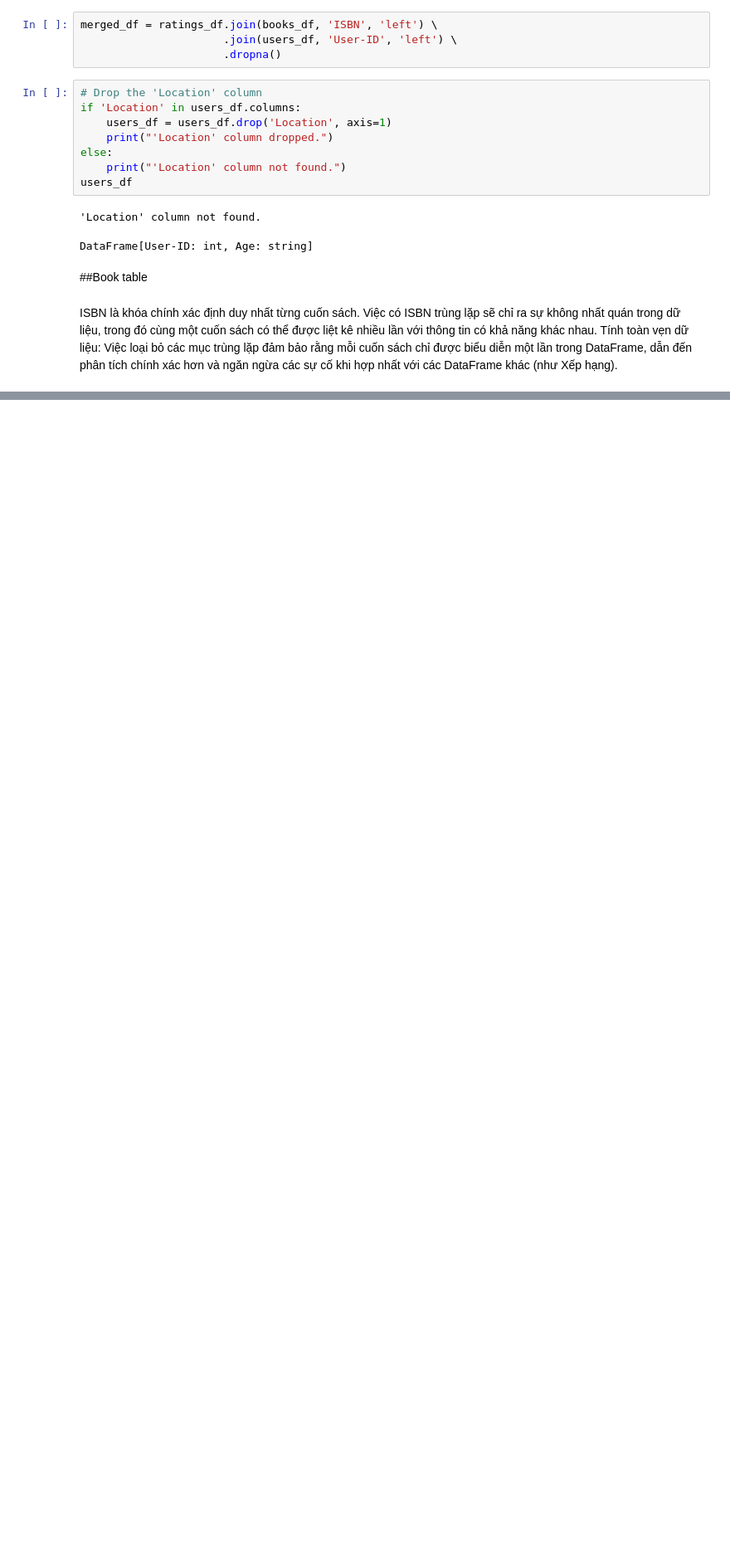
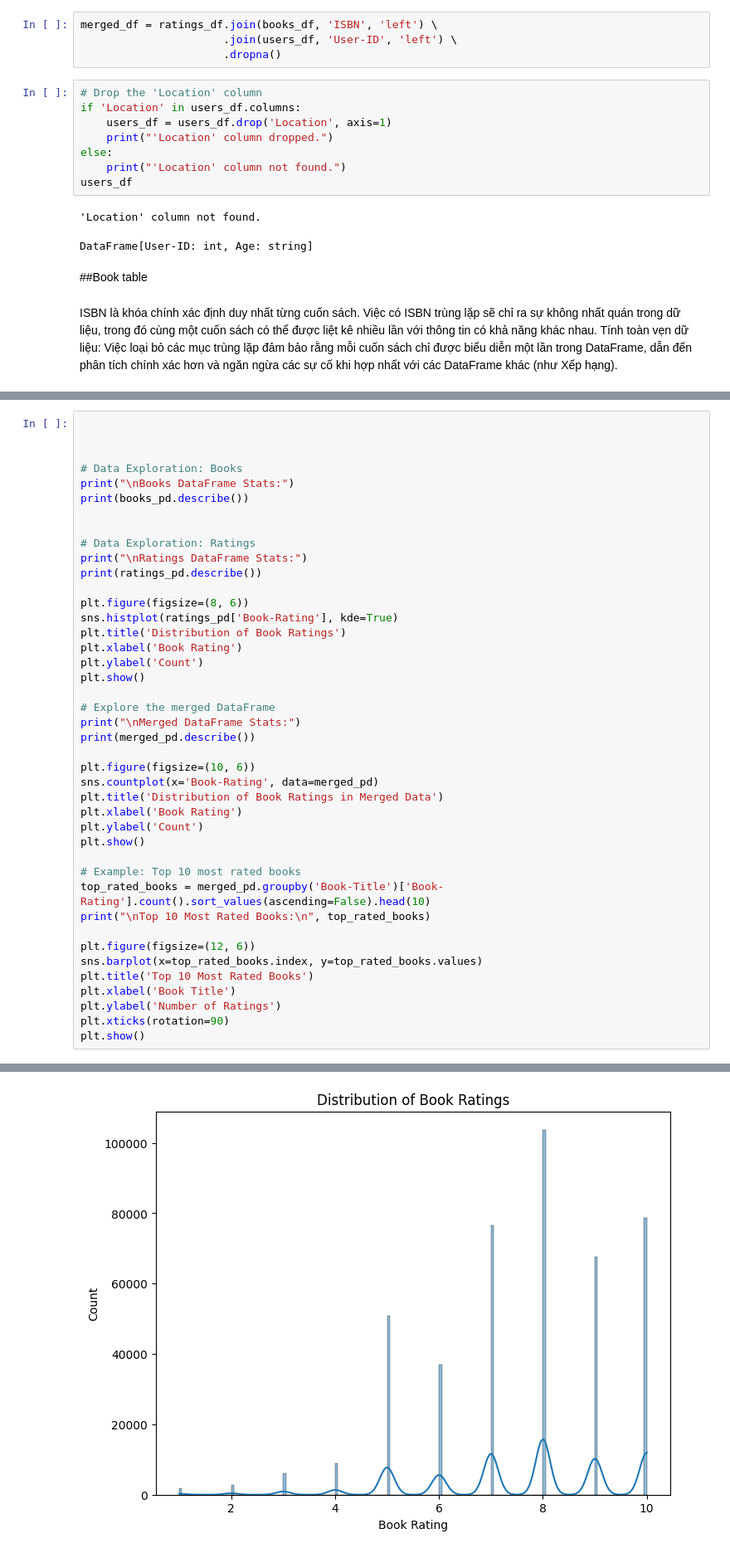
Before and after one commit to giahuy1310/bookrecommendation, a Jupyter notebook: Copy_of_bigdata_project.ipynb, the cells around one changed output, grey strips where cells are left out. Shown at 83% size. Saved outputs shown, nothing was run; the diff lists cells and outputs as text; blank space fills up the shorter version.

```diff
--- a/Copy_of_bigdata_project.ipynb
+++ b/Copy_of_bigdata_project.ipynb
@@ -151,0 +169,43 @@ NameError: name 'collect_list' is not defined
+# %%
+
+
+
+# Data Exploration: Books
+print("\nBooks DataFrame Stats:")
+print(books_pd.describe())
+
+
+# Data Exploration: Ratings
+print("\nRatings DataFrame Stats:")
+print(ratings_pd.describe())
+
+plt.figure(figsize=(8, 6))
+sns.histplot(ratings_pd['Book-Rating'], kde=True)
+plt.title('Distribution of Book Ratings')
+plt.xlabel('Book Rating')
+plt.ylabel('Count')
+plt.show()
+
+# Explore the merged DataFrame
+print("\nMerged DataFrame Stats:")
+print(merged_pd.describe())
+
+plt.figure(figsize=(10, 6))
+sns.countplot(x='Book-Rating', data=merged_pd)
+plt.title('Distribution of Book Ratings in Merged Data')
+plt.xlabel('Book Rating')
+plt.ylabel('Count')
+plt.show()
+
+# Example: Top 10 most rated books
+top_rated_books = merged_pd.groupby('Book-Title')['Book-Rating'].count().sort_values(ascending=False).head(10)
+print("\nTop 10 Most Rated Books:\n", top_rated_books)
+
+plt.figure(figsize=(12, 6))
+sns.barplot(x=top_rated_books.index, y=top_rated_books.values)
+plt.title('Top 10 Most Rated Books')
+plt.xlabel('Book Title')
+plt.ylabel('Number of Ratings')
+plt.xticks(rotation=90)
+plt.show()
+# %% [output]
@@ -151,0 +229 @@ NameError: name 'collect_list' is not defined
+[figure, added]
```
Also changed, not shown: parts of 8 cells of this notebook.
